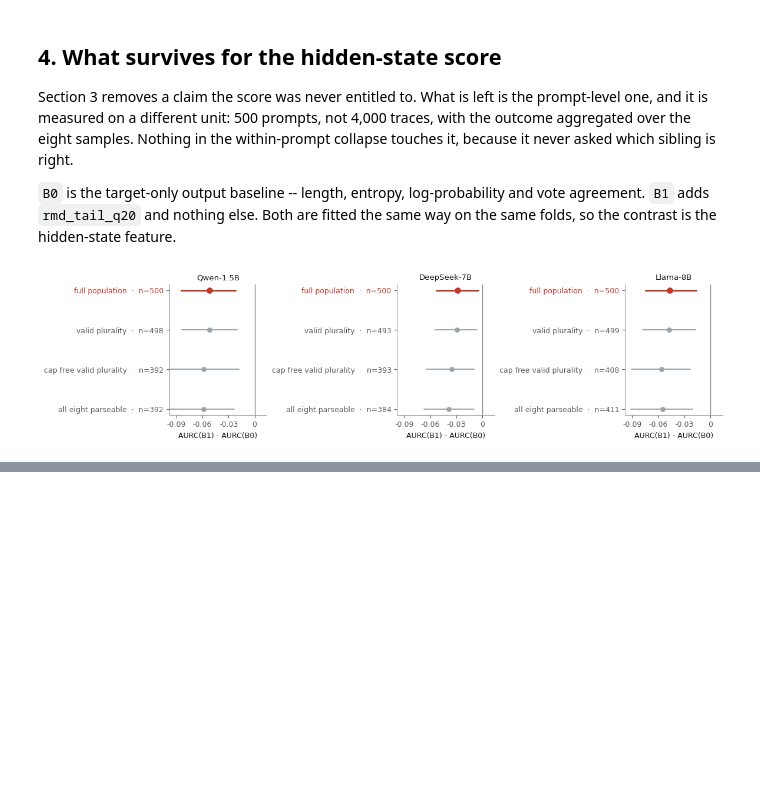
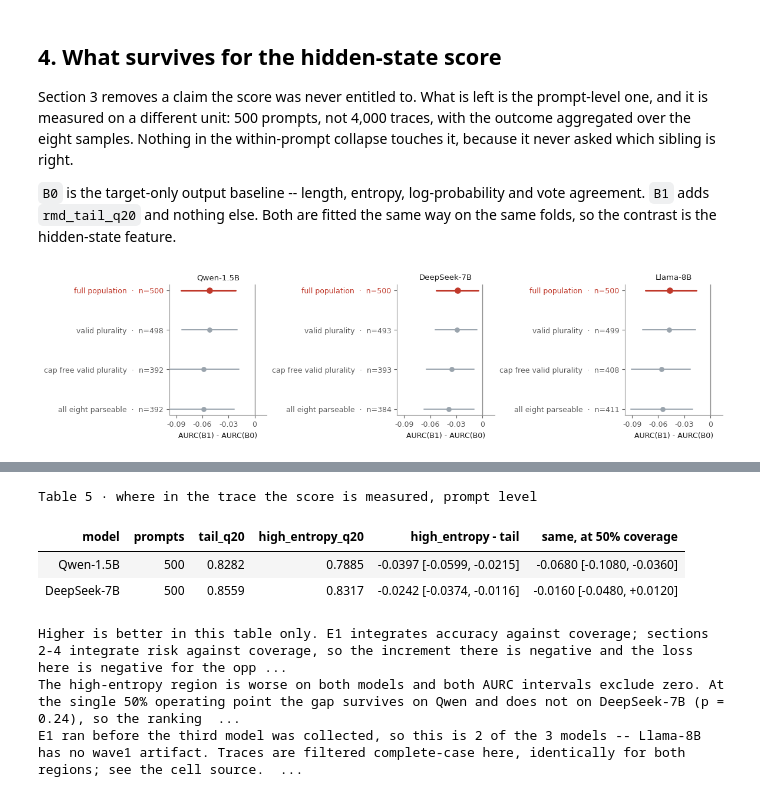
Before and after one commit to djaniak/reasoning-geometry, a Jupyter notebook: notebooks/14_rmd_workshop_story.ipynb, the cells around one changed output, grey strips where cells are left out. Cells and saved outputs as stored; diff of their text form; code cells hidden in the pictures; blank space fills up the shorter version.

```diff
--- a/notebooks/14_rmd_paper_story.ipynb
+++ b/notebooks/14_rmd_workshop_story.ipynb
@@ -879,0 +603,79 @@ conditioning; nothing in the design forbids one existing.
+# %%
+# The E1 artifact behind notebook 12. Two things about it have to be said before
+# any number is read out of it, and the note under the table says both.
+#
+#   SIGN. E1 reports area under the *accuracy*-coverage curve, so HIGHER IS
+#   BETTER. Sections 2-4 report area under the *risk*-coverage curve, where
+#   lower is better -- which is why the increment there is a negative number.
+#   Both are called "aurc" in their artifacts. They are different curves and
+#   nothing converts one into the other.
+#
+#   POPULATION. E1 excludes unparsed and cap-hit traces from its correctness
+#   comparisons -- the complete-case filter section 2 argues against as a
+#   headline. It is admissible here only because both arms are the same score
+#   over different token regions, measured under the identical filter, so the
+#   filter cannot favour one region over the other. It is not comparable to the
+#   C_B numbers above and is not combined with them.
+REGION_DELTA = "rmd_high_entropy_q20_minus_rmd_tail_q20"
+REGION = {}
+for label in MODELS:
+    path = ROOT / f"results/{label}_bestofn_full/math500/math500_wave1_results.json"
+    if not path.exists():
+        continue
+    payload = json.loads(path.read_text(encoding="utf-8"))
+    settings = payload["settings"]
+    # Same decoding budget, layer and seed as everything else here, or the
+    # contrast is not about the region.
+    assert settings["max_new_tokens"] == CAP[label]["max_new_tokens"], label
+    assert settings["deepest_layer"] == CAP[label]["layer"], label
+    assert settings["seed"] == 42, label
+    REGION[label] = payload["e1_prompt_abstention"]
+
+assert REGION, "no wave1 artifact found; section 4a has nothing to show"
+
+
+def interval(entry):
+    return (f"{entry['point_estimate']:+.4f} "
+            f"[{entry['ci_low']:+.4f}, {entry['ci_high']:+.4f}]")
+
+
+R = pd.DataFrame([
+    {
+        "model": NICE[label],
+        "prompts": e["n_prompts"],
+        "tail_q20": e["point"]["rmd_tail_q20"]["aurc"],
+        "high_entropy_q20": e["point"]["rmd_high_entropy_q20"]["aurc"],
+        "high_entropy - tail": interval(e["deltas"][REGION_DELTA]["aurc"]),
+        "same, at 50% coverage": interval(e["deltas"][REGION_DELTA]["0.5"]),
+    }
+    for label, e in REGION.items()
+])
+missing = [NICE[label] for label in MODELS if label not in REGION]
+table(
+    R, "Table 5 &middot; where in the trace the score is measured, prompt level",
+    note=("<b>Higher is better in this table only.</b> E1 integrates accuracy "
+          "against coverage; sections 2-4 integrate risk against coverage, so "
+          "the increment there is negative and the loss here is negative for "
+          "the opposite reason. Both are stored under the key <code>aurc</code> "
+          "in their own artifacts.<br><br>"
+          "The high-entropy region is worse on both models and both AURC "
+          "intervals exclude zero. At the single 50% operating point the gap "
+          "survives on Qwen and does not on DeepSeek-7B "
+          f"(p = {REGION['deepseek']['deltas'][REGION_DELTA]['0.5']['p_two_sided']:.2f}), "
+          "so the ranking is a statement about the curve, not about any one "
+          "coverage.<br><br>"
+          "E1 ran before the third model was collected, so this is "
+          f"{len(REGION)} of the 3 models" + (f" -- {', '.join(missing)} has no "
+          "wave1 artifact" if missing else "") + ". Traces are filtered "
+          "complete-case here, identically for both regions; see the cell "
+          "source. These numbers are not on the C_B scale used above."),
+    **{"tail_q20": "{:.4f}", "high_entropy_q20": "{:.4f}"},
+)
+# %% [output]
+Table 5 · where in the trace the score is measured, prompt level
+| model | prompts | tail_q20 | high_entropy_q20 | high_entropy - tail | same, at 50% coverage |
+| Qwen-1.5B | 500 | 0.8282 | 0.7885 | -0.0397 [-0.0599, -0.0215] | -0.0680 [-0.1080, -0.0360] |
+| DeepSeek-7B | 500 | 0.8559 | 0.8317 | -0.0242 [-0.0374, -0.0116] | -0.0160 [-0.0480, +0.0120] |
+Higher is better in this table only. E1 integrates accuracy against coverage; sections 2-4 integrate risk against coverage, so the increment there is negative and the loss here is negative for the opp ...
+The high-entropy region is worse on both models and both AURC intervals exclude zero. At the single 50% operating point the gap survives on Qwen and does not on DeepSeek-7B (p = 0.24), so the ranking  ...
+E1 ran before the third model was collected, so this is 2 of the 3 models -- Llama-8B has no wave1 artifact. Traces are filtered complete-case here, identically for both regions; see the cell source.  ...
```
Also changed, not shown: parts of 15 cells of this notebook, 4 other files.
